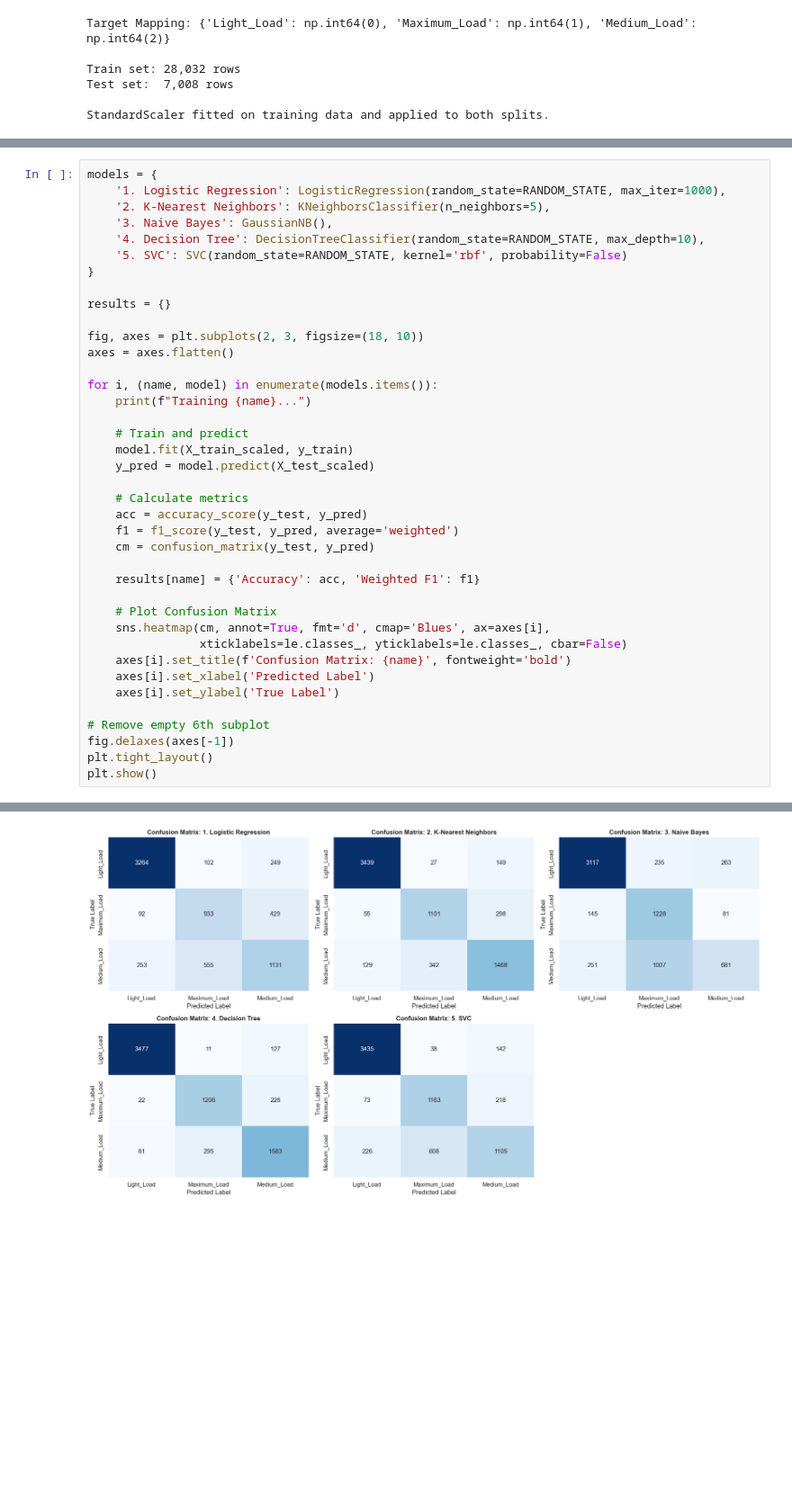
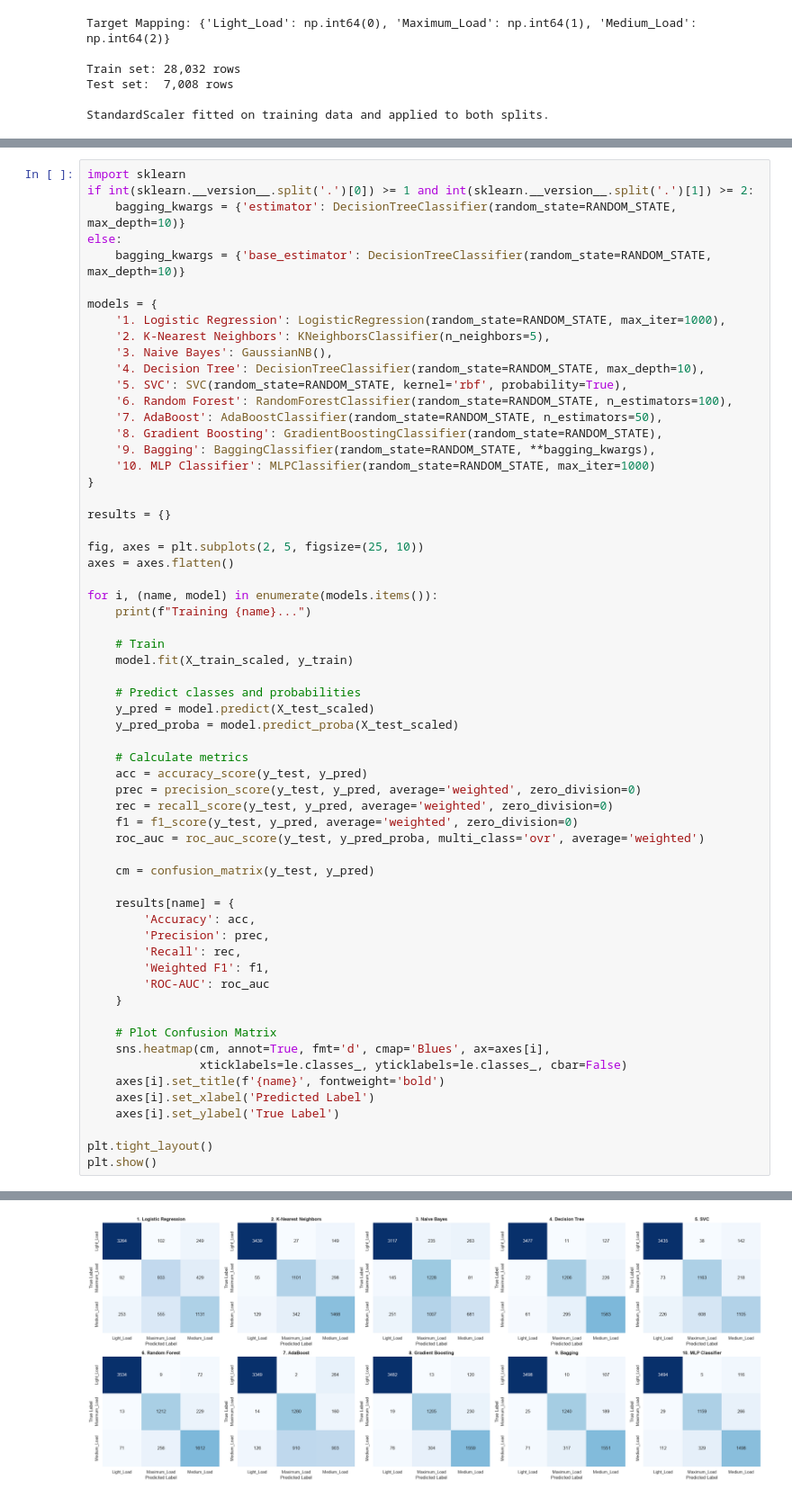
Before and after one commit to TejasviSenka/Machine_Learning_Capstone, a Jupyter notebook: notebooks/classification.ipynb, the cells around one changed output, grey strips where cells are left out. Shown at 90% size. Cells and saved outputs as stored; diff of their text form; blank space fills up the shorter version.

```diff
--- a/notebooks/classification.ipynb
+++ b/notebooks/classification.ipynb
@@ -307,40 +318,62 @@ For each, we report **Accuracy**, **Weighted F1-score**, and display the **Confu
 # %%
+import sklearn
+if int(sklearn.__version__.split('.')[0]) >= 1 and int(sklearn.__version__.split('.')[1]) >= 2:
+    bagging_kwargs = {'estimator': DecisionTreeClassifier(random_state=RANDOM_STATE, max_depth=10)}
+else:
+    bagging_kwargs = {'base_estimator': DecisionTreeClassifier(random_state=RANDOM_STATE, max_depth=10)}
+
 models = {
     '1. Logistic Regression': LogisticRegression(random_state=RANDOM_STATE, max_iter=1000),
     '2. K-Nearest Neighbors': KNeighborsClassifier(n_neighbors=5),
     '3. Naive Bayes': GaussianNB(),
     '4. Decision Tree': DecisionTreeClassifier(random_state=RANDOM_STATE, max_depth=10),
-    '5. SVC': SVC(random_state=RANDOM_STATE, kernel='rbf', probability=False)
+    '5. SVC': SVC(random_state=RANDOM_STATE, kernel='rbf', probability=True),
+    '6. Random Forest': RandomForestClassifier(random_state=RANDOM_STATE, n_estimators=100),
+    '7. AdaBoost': AdaBoostClassifier(random_state=RANDOM_STATE, n_estimators=50),
+    '8. Gradient Boosting': GradientBoostingClassifier(random_state=RANDOM_STATE),
+    '9. Bagging': BaggingClassifier(random_state=RANDOM_STATE, **bagging_kwargs),
+    '10. MLP Classifier': MLPClassifier(random_state=RANDOM_STATE, max_iter=1000)
 }
 
 results = {}
 
-fig, axes = plt.subplots(2, 3, figsize=(18, 10))
+fig, axes = plt.subplots(2, 5, figsize=(25, 10))
 axes = axes.flatten()
 
 for i, (name, model) in enumerate(models.items()):
     print(f"Training {name}...")
 
-    # Train and predict
+    # Train
     model.fit(X_train_scaled, y_train)
+
+    # Predict classes and probabilities
     y_pred = model.predict(X_test_scaled)
+    y_pred_proba = model.predict_proba(X_test_scaled)
 
     # Calculate metrics
     acc = accuracy_score(y_test, y_pred)
-    f1 = f1_score(y_test, y_pred, average='weighted')
+    prec = precision_score(y_test, y_pred, average='weighted', zero_division=0)
+    rec = recall_score(y_test, y_pred, average='weighted', zero_division=0)
+    f1 = f1_score(y_test, y_pred, average='weighted', zero_division=0)
+    roc_auc = roc_auc_score(y_test, y_pred_proba, multi_class='ovr', average='weighted')
+
     cm = confusion_matrix(y_test, y_pred)
 
-    results[name] = {'Accuracy': acc, 'Weighted F1': f1}
+    results[name] = {
+        'Accuracy': acc,
+        'Precision': prec,
+        'Recall': rec,
+        'Weighted F1': f1,
+        'ROC-AUC': roc_auc
+    }
 
     # Plot Confusion Matrix
     sns.heatmap(cm, annot=True, fmt='d', cmap='Blues', ax=axes[i],
                 xticklabels=le.classes_, yticklabels=le.classes_, cbar=False)
-    axes[i].set_title(f'Confusion Matrix: {name}', fontweight='bold')
+    axes[i].set_title(f'{name}', fontweight='bold')
     axes[i].set_xlabel('Predicted Label')
     axes[i].set_ylabel('True Label')
 
-# Remove empty 6th subplot
-fig.delaxes(axes[-1])
 plt.tight_layout()
 plt.show()
 # %% [output]
@@ -352,2 +390,2 @@ Training 5. SVC...
-[figure, old version]
+[figure, new version]
 # %%
```
Also changed, not shown: parts of 12 cells of this notebook.
